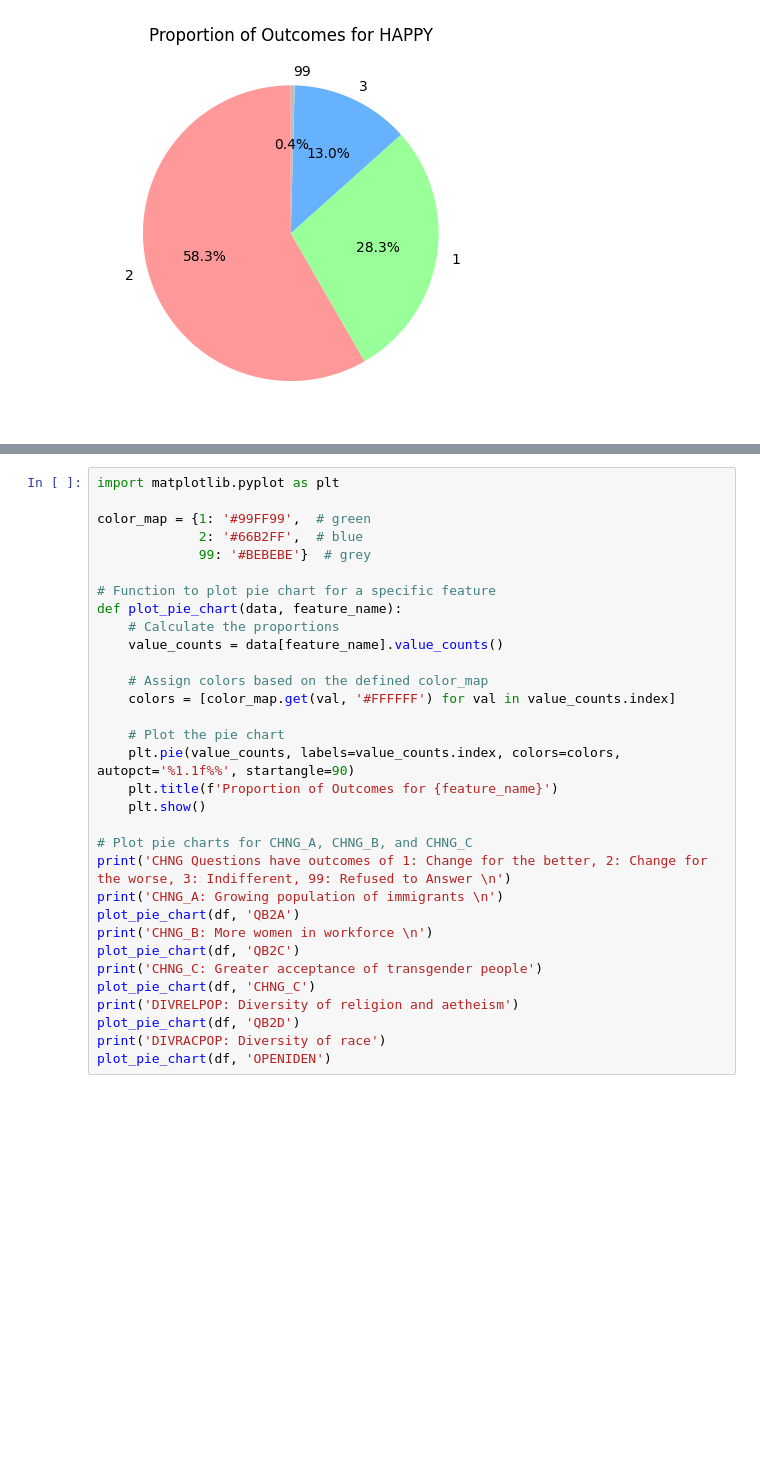
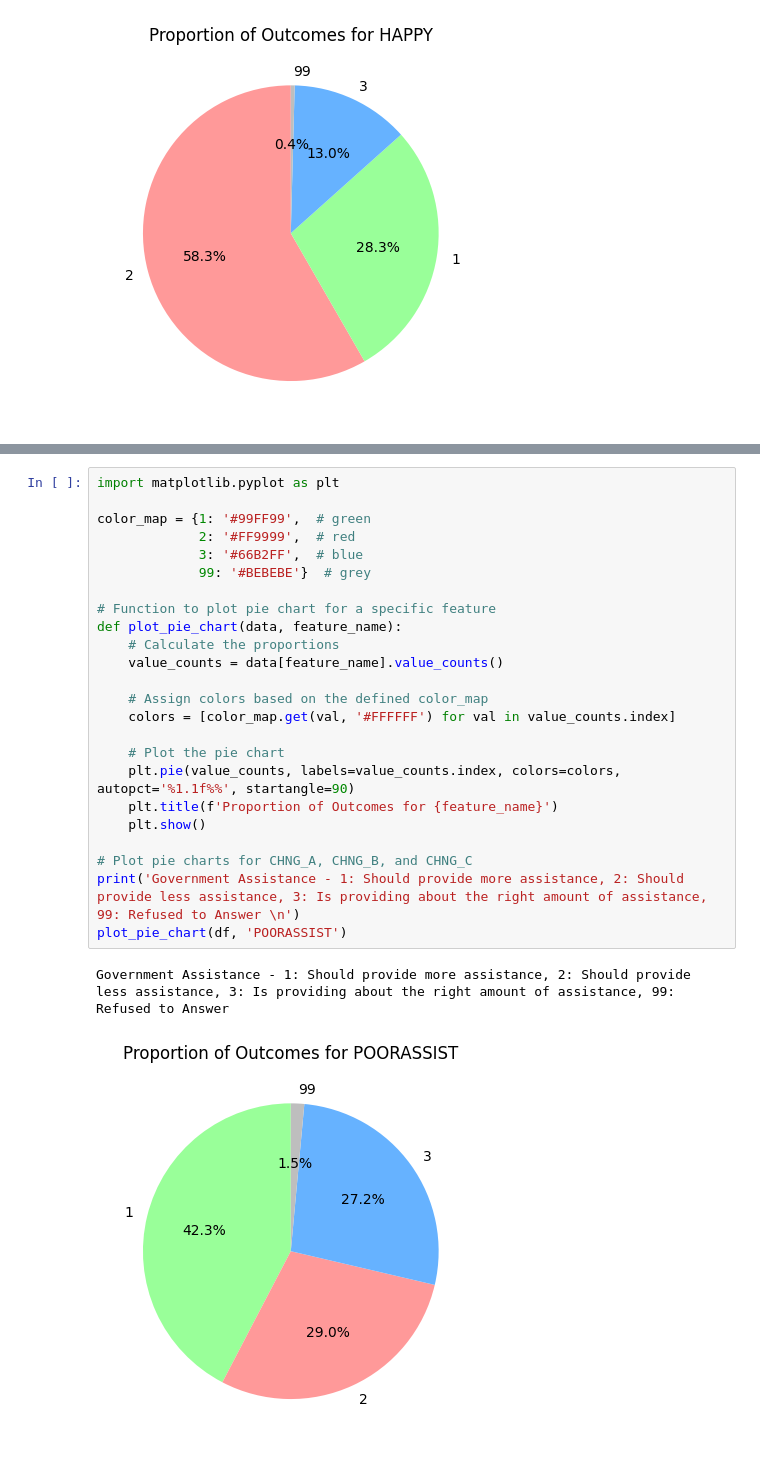
Before and after one commit to jak521/dsci441_project, a Jupyter notebook: code.ipynb, the cells around one changed output, grey strips where cells are left out. Drawn from its saved outputs; the diff is of its cells as text; blank space fills up the shorter version.

```diff
--- a/code.ipynb
+++ b/code.ipynb
@@ -188,32 +229,27 @@ CHNG_A: Growing population of immigrants
 # %%
 import matplotlib.pyplot as plt
 
 color_map = {1: '#99FF99',  # green
-             2: '#66B2FF',  # blue
+             2: '#FF9999',  # red
+             3: '#66B2FF',  # blue
              99: '#BEBEBE'}  # grey
 
 # Function to plot pie chart for a specific feature
 def plot_pie_chart(data, feature_name):
     # Calculate the proportions
     value_counts = data[feature_name].value_counts()
 
     # Assign colors based on the defined color_map
     colors = [color_map.get(val, '#FFFFFF') for val in value_counts.index]
 
     # Plot the pie chart
     plt.pie(value_counts, labels=value_counts.index, colors=colors, autopct='%1.1f%%', startangle=90)
     plt.title(f'Proportion of Outcomes for {feature_name}')
     plt.show()
 
 # Plot pie charts for CHNG_A, CHNG_B, and CHNG_C
-print('CHNG Questions have outcomes of 1: Change for the better, 2: Change for the worse, 3: Indifferent, 99: Refused to Answer \n')
-print('CHNG_A: Growing population of immigrants \n')
-plot_pie_chart(df, 'QB2A')
-print('CHNG_B: More women in workforce \n')
-plot_pie_chart(df, 'QB2C')
-print('CHNG_C: Greater acceptance of transgender people')
-plot_pie_chart(df, 'CHNG_C')
-print('DIVRELPOP: Diversity of religion and aetheism')
-plot_pie_chart(df, 'QB2D')
-print('DIVRACPOP: Diversity of race')
-plot_pie_chart(df, 'OPENIDEN')
+print('Government Assistance - 1: Should provide more assistance, 2: Should provide less assistance, 3: Is providing about the right amount of assistance, 99: Refused to Answer \n')
+plot_pie_chart(df, 'POORASSIST')
+# %% [output]
+Government Assistance - 1: Should provide more assistance, 2: Should provide less assistance, 3: Is providing about the right amount of assistance, 99: Refused to Answer
+[figure, added]
```
Also changed, not shown: parts of 1 cell of this notebook.
